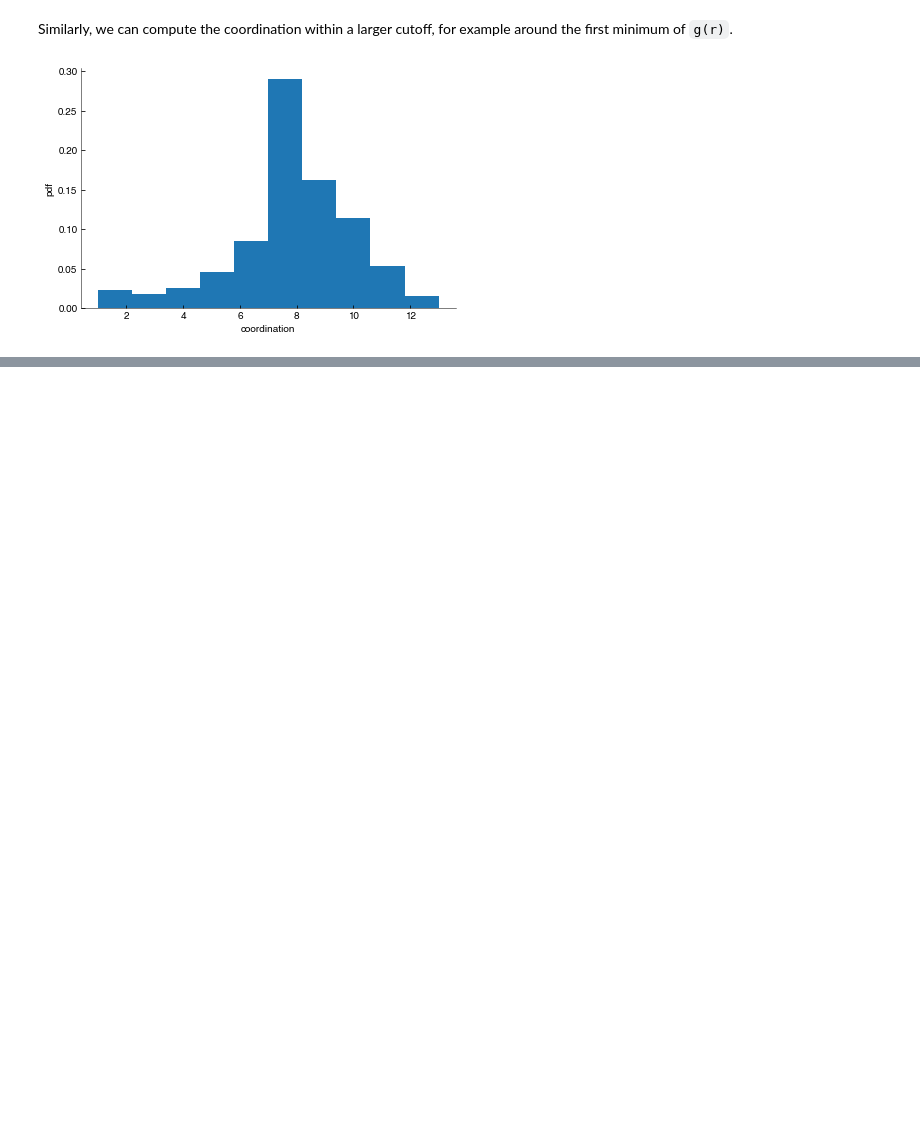
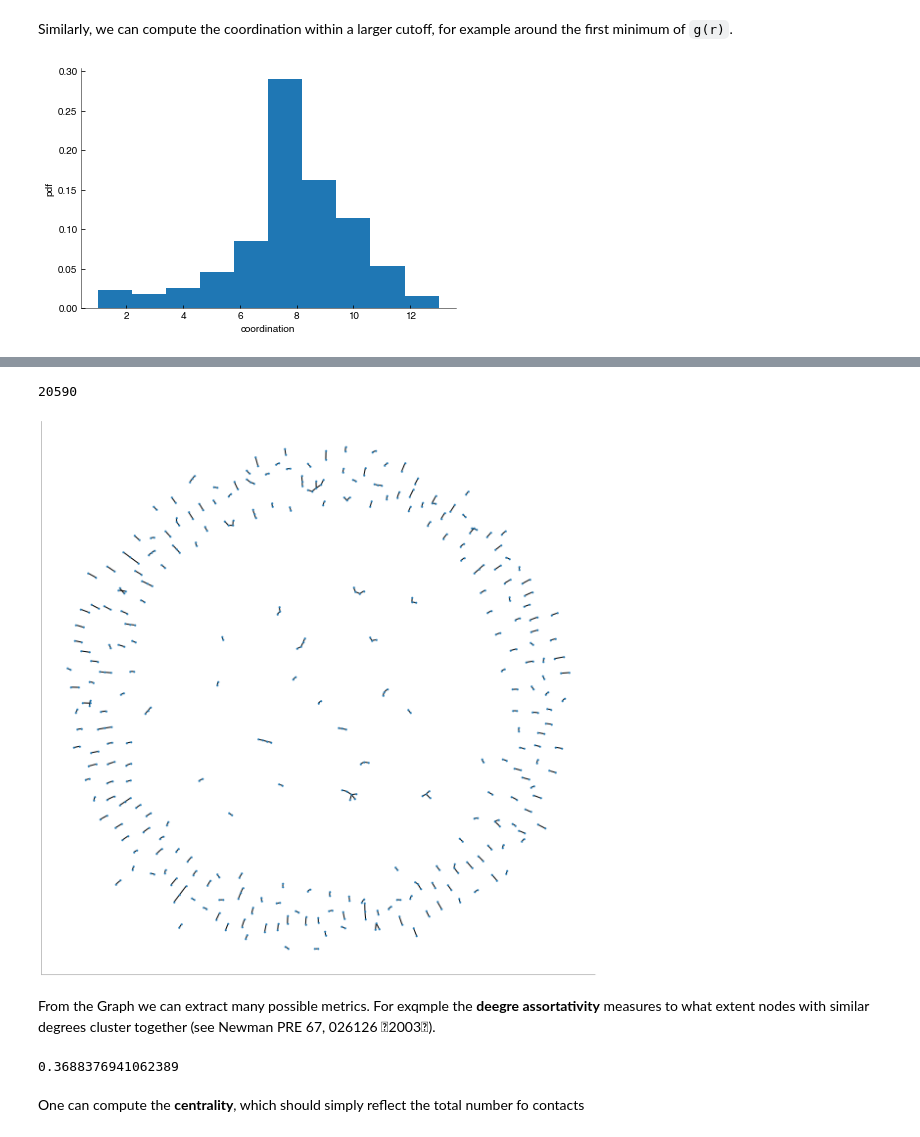
Before and after one commit to FTurci/canard-enchaine, a Jupyter notebook: Analysis.ipynb, the cells around one changed output, grey strips where cells are left out. Cells and saved outputs as stored; diff of their text form; code cells hidden in the pictures; blank space fills up the shorter version.

```diff
--- a/Analysis.ipynb
+++ b/Analysis.ipynb
@@ -110,0 +145,27 @@ plt.xlabel('total contact volume'); plt.ylabel('coordination');
+# %%
+G = nx.Graph()
+min_vol = 200 #very important threshold: it decides how many edges form the network. Thousands of edges quickly become unmanegeable from the plotting point of view
+for i,e in enumerate(closest):
+    if contacts.volume[i]>min_vol:
+        G.add_edge(e[0],e[1])#,weight=contacts.volume[i])#, weight=contacts.volume[i])
+G.number_of_edges()
+# %% [output]
+20590
+# %%
+pos = nx.spring_layout(G)
+# %%
+plt.figure(figsize=(16,16))
+nx.draw_networkx(G, pos,node_size=10,with_labels=False,width=2)
+# plt.xlim(-0.25,0.25)
+# plt.ylim(-0.1,0.2)
+plt.savefig(f"figs/{G.number_of_edges()}edges.png", dpi=300)
+# %% [output]
+[figure, added]
+# %% [markdown]
+From the Graph we can extract many possible metrics. For exqmple the **deegre assortativity** measures to what extent nodes with similar degrees cluster together (see Newman PRE 67, 026126 􏰒2003􏰀).
+# %%
+nx.degree_assortativity_coefficient(G)
+# %% [output]
+0.3688376941062389
+# %% [markdown]
+One can compute the **centrality**, which should simply reflect the total number fo contacts
```
Also changed, not shown: parts of 21 cells of this notebook, 6 other files.
